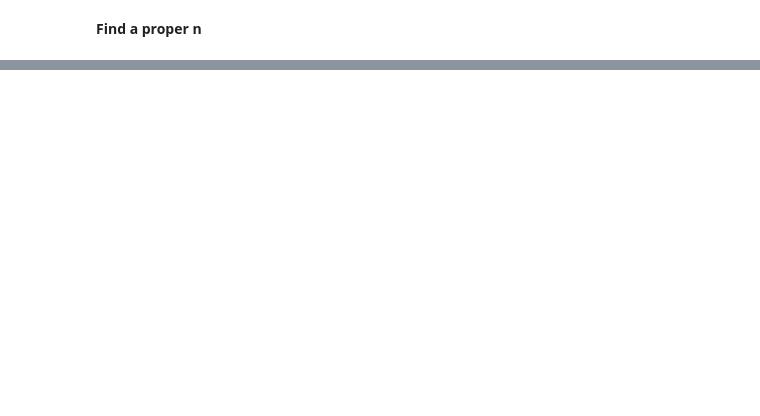
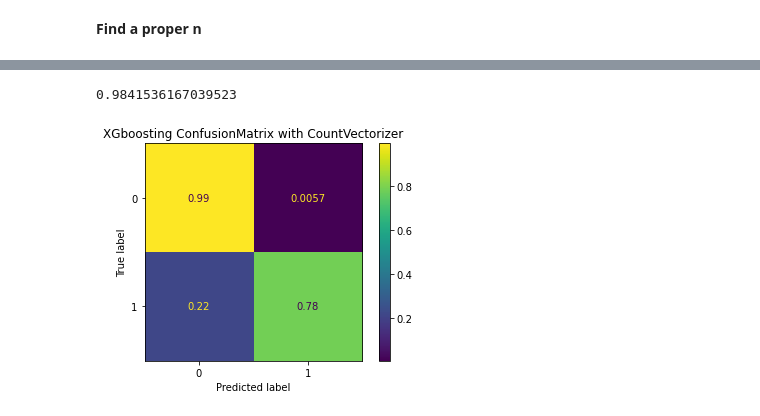
Before and after one commit to polly1110/Fake-Job-Detection, a Jupyter notebook: Modeling-v4.ipynb, the cells around one changed output, grey strips where cells are left out. Saved outputs shown, nothing was run; the diff lists cells and outputs as text; code cells hidden in the pictures; blank space fills up the shorter version.

```diff
--- a/Modeling-v4.ipynb
+++ b/Modeling-v4.ipynb
@@ -1318,15 +1357,15 @@ pipe_xg=imbPipeline([
     ('classifier',XGBClassifier())
 ])
 
-n_list_xg=list(range(400,600,10))
+n_list_xg=list(range(800,1050,50))
 grid_xg=[{
     'dim_reducer':[None],
     'classifier__n_estimators':n_list_xg,
-    'classifier':[XGBClassifier(n_jobs=-1)]
+    'classifier':[XGBClassifier(n_jobs=-1,max_depth=4)]
 },
 {   'dim_reducer':[PCA()],
     'dim_reducer__n_components':[0.95, 0.9, 0.85, 0.8],
-    'classifier__n_estimators':n_list,
-    'classifier':[XGBClassifier(n_jobs=-1,)]
+    'classifier__n_estimators':n_list_xg,
+    'classifier':[XGBClassifier(n_jobs=-1,max_depth=4)]
 }
 ]
@@ -1355,0 +1416,11 @@ Fitting 5 folds for each of 6 candidates, totalling 30 fits
+# %%
+# best model test accuracy rate
+xg_count_fit.score(X_test_count,y_test)
+# %% [output]
+0.9841536167039523
+# %%
+ConfusionMatrixDisplay.from_estimator(xg_count_fit,X_test_count, y_test,normalize='true')
+plt.title('XGboosting ConfusionMatrix with CountVectorizer')
+plt.show()
+# %% [output]
+[figure, added]
```
Also changed, not shown: parts of 74 cells of this notebook.
